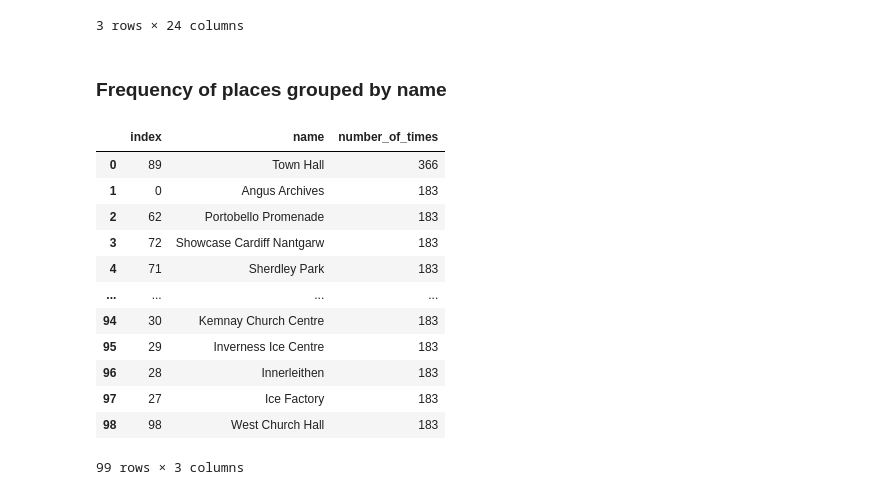
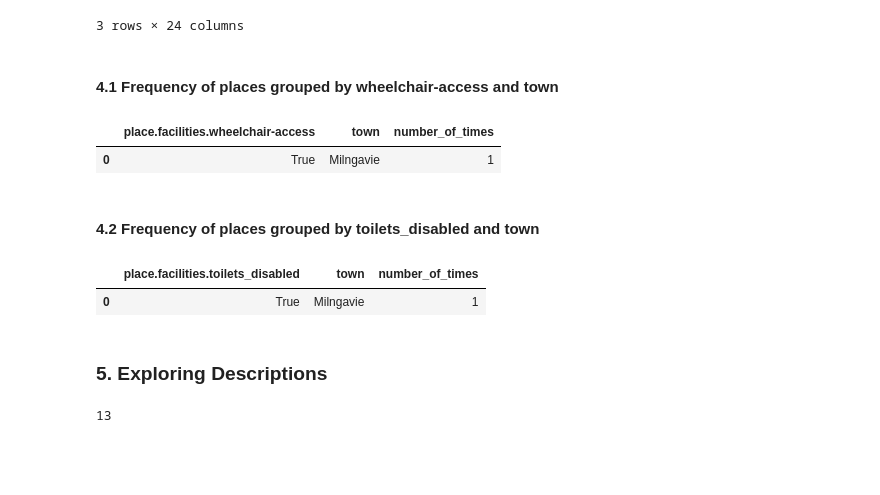
Before and after one commit to rosafilgueira/Exploring_TheList_Data, a Jupyter notebook: Analysing_Places.ipynb, the cells around one changed output. Drawn from its saved outputs; the diff is of its cells as text; code cells hidden in the pictures; blank space fills up the shorter version.

```diff
--- a/Analysing_Places.ipynb
+++ b/Analysing_Places.ipynb
@@ -22,7 +22,7 @@ from sentence_transformers import SentenceTransformer
 from tqdm import tqdm
 from sklearn.metrics.pairwise import cosine_similarity
 # %%
-with open('places_1_182.json', 'r') as f:
+with open('places_100.json', 'r') as f:
     data = json.load(f)
 df = pd.DataFrame(data)
 # %% [markdown]
@@ -160,24 +223,25 @@ df_properties[0:3]
 | 1 | 1ed0eadd-4f1e-b60e-36e0-bcc400002980 | 10624 | 2000-03-03T00:00:00 | 2000-03-03T00:00:00 | City Centre | City Centre (Glasgow) | NaN | Glasgow | G1 | ... |
 | 2 | 7161eadd-4f1e-b60e-d6e0-bcc400002917 | 10519 | 2000-04-06T23:00:00 | 2000-04-06T23:00:00 | Charlotte Toal Centre | Charlotte Toal Centre | Dundyvan Road | Coatbridge | ML5 1DB | ... |
 3 rows × 24 columns
+# %% [markdown]
+#### 4.1 Frequency of places grouped by wheelchair-access and town
+# %%
+df_properties_wc=df_properties.groupby(['place.facilities.wheelchair-access', 'town']).size().reset_index()
+df_properties_wc=df_properties_wc.rename(columns={0: "number_of_times"})
+df_properties_wc=df_properties_wc.sort_values(by=['number_of_times'], ascending=False)
+df_properties_wc
+# %% [output]
+|  | place.facilities.wheelchair-access | town | number_of_times |
+| 0 | True | Milngavie | 1 |
 # %% [markdown]
-### Frequency of places grouped by name
+#### 4.2 Frequency of places grouped by toilets_disabled and town
 # %%
-df_name_town=df.groupby(['name']).size().reset_index()
-df_name_town=df_name_town.rename(columns={0: "number_of_times"})
-df_name_town=df_name_town.sort_values(by=['number_of_times'], ascending=False)
-df_name_town.reset_index()
+df_properties_td=df_properties.groupby(['place.facilities.toilets_disabled', 'town']).size().reset_index()
+df_properties_td=df_properties_td.rename(columns={0: "number_of_times"})
+df_properties_td=df_properties_td.sort_values(by=['number_of_times'], ascending=False)
+df_properties_td
 # %% [output]
-|  | index | name | number_of_times |
-| 0 | 89 | Town Hall | 366 |
-| 1 | 0 | Angus Archives | 183 |
-| 2 | 62 | Portobello Promenade | 183 |
-| 3 | 72 | Showcase Cardiff Nantgarw | 183 |
-| 4 | 71 | Sherdley Park | 183 |
-| ... | ... | ... | ... |
-| 94 | 30 | Kemnay Church Centre | 183 |
-| 95 | 29 | Inverness Ice Centre | 183 |
-| 96 | 28 | Innerleithen | 183 |
-| 97 | 27 | Ice Factory | 183 |
-| 98 | 98 | West Church Hall | 183 |
+|  | place.facilities.toilets_disabled | town | number_of_times |
+| 0 | True | Milngavie | 1 |
-99 rows × 3 columns
+# %% [markdown]
+### 5. Exploring Descriptions
@@ -183,0 +253,4 @@ df_name_town.reset_index()
+# %%
+len(documents)
+# %% [output]
+13
```
Also changed, not shown: parts of 29 cells of this notebook, 2 other files.
